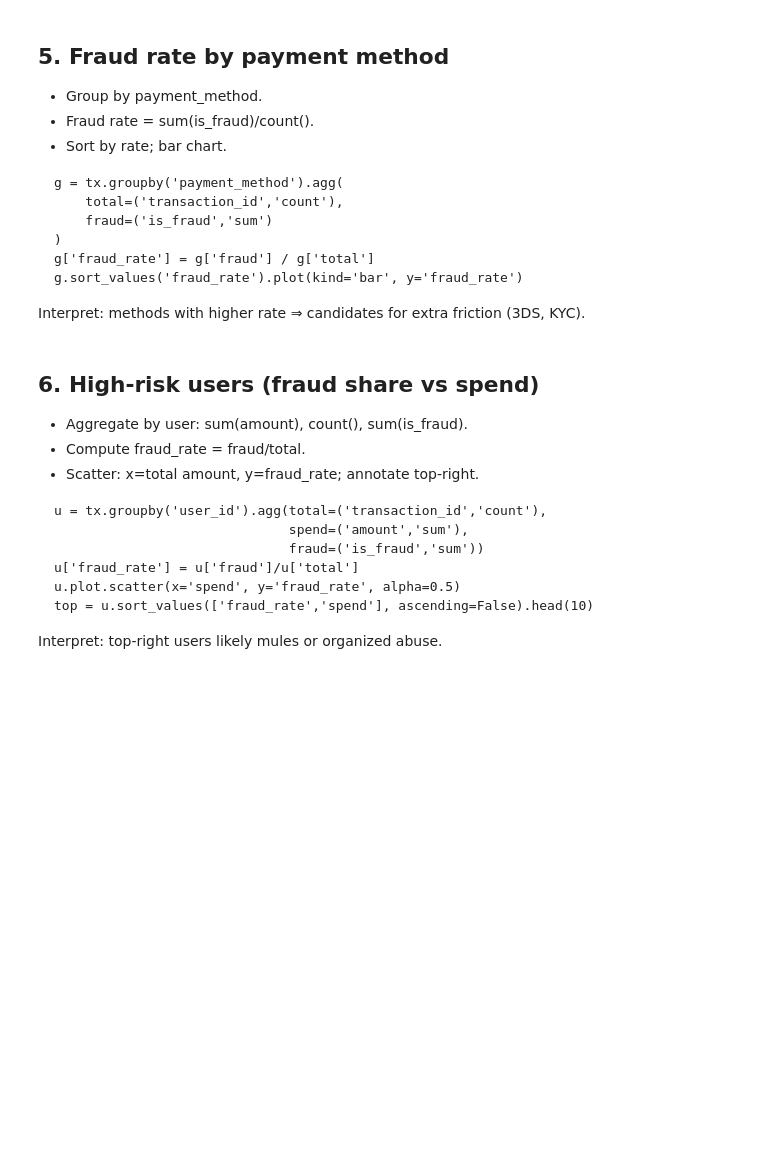
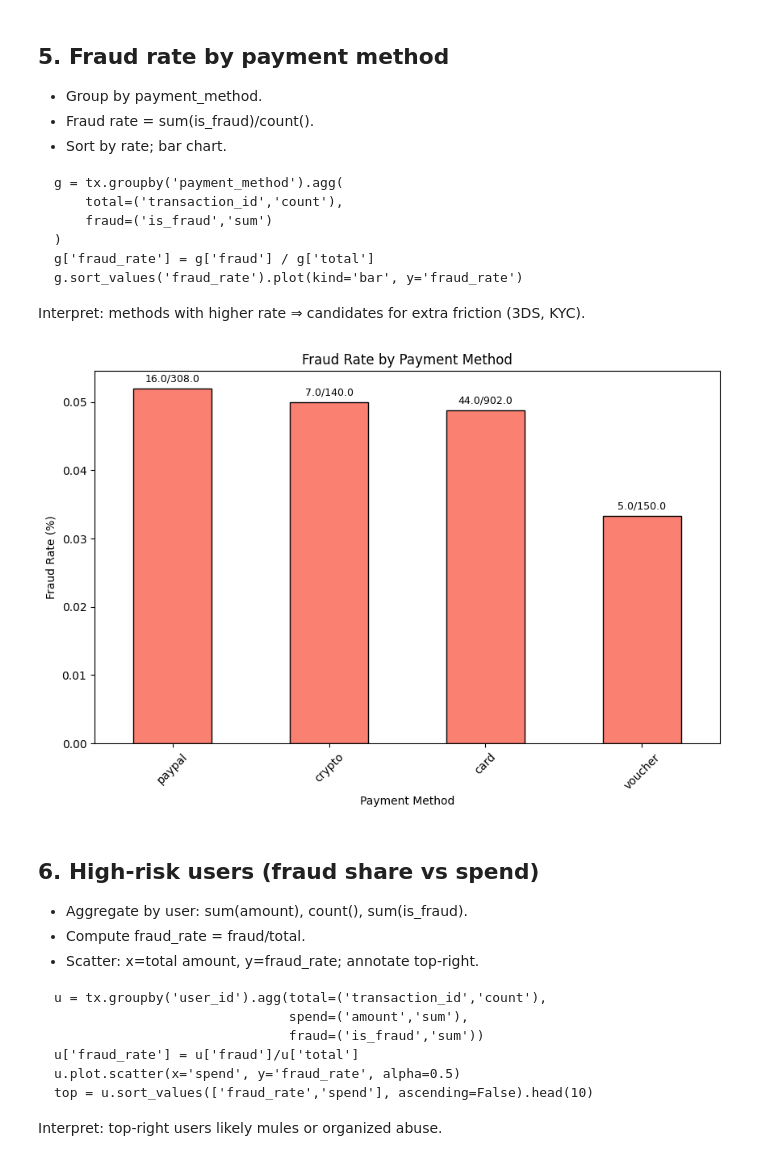
Before and after one commit to tommyasni08/Fraud-Projects, a Jupyter notebook: [Learn] Stage 1 Foundations/02_eda_exercise.ipynb, the cells around one changed output. Cells and saved outputs as stored; diff of their text form; code cells hidden in the pictures; blank space fills up the shorter version.

````diff
--- a/[Learn] Stage 1 Foundations/02_eda_exercise.ipynb
+++ b/[Learn] Stage 1 Foundations/02_eda_exercise.ipynb
@@ -298,3 +345,30 @@ g.sort_values('fraud_rate').plot(kind='bar', y='fraud_rate')
 ```
 
 Interpret: methods with higher rate ⇒ candidates for extra friction (3DS, KYC).
+# %%
+fraud_rate_by_payment_method = (
+    transactions.groupby('payment_method')
+    .agg(total_tx=('transaction_id','count'),
+         fraud_tx=('is_fraud','sum'))
+)
+fraud_rate_by_payment_method['fraud_rate'] = fraud_rate_by_payment_method['fraud_tx'] / fraud_rate_by_payment_method['total_tx']
+
+# Sort by fraud rate
+fraud_rate_by_payment_method = fraud_rate_by_payment_method.sort_values('fraud_rate', ascending=False)
+
+# Plot fraud rate
+ax = fraud_rate_by_payment_method['fraud_rate'].plot(
+    kind='bar', figsize=(10,6), color='salmon', edgecolor='black'
+)
+ax.set_title("Fraud Rate by Payment Method")
+ax.set_xlabel("Payment Method")
+ax.set_ylabel("Fraud Rate (%)")
+ax.set_xticklabels(ax.get_xticklabels(), rotation=45)
+
+# Annotate with counts
+for i, (method, row) in enumerate(fraud_rate_by_payment_method.iterrows()):
+    ax.text(i, row['fraud_rate']+ 0.001, f"{row['fraud_tx']}/{row['total_tx']}", ha='center', fontsize=9)
+
+plt.show()
+# %% [output]
+[figure, added]
````
Also changed, not shown: parts of 7 cells of this notebook.
